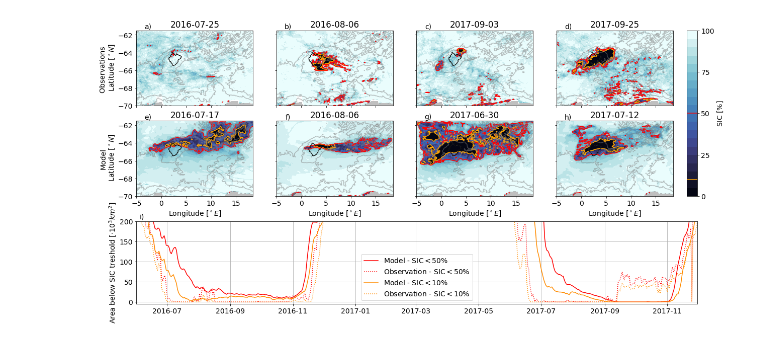
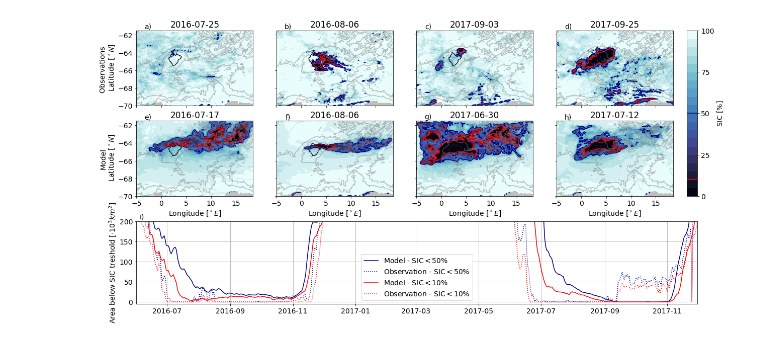
Before and after one commit to bguelk/JAMES_2024_MRP_modelling, a Jupyter notebook: Figures/Figure4.ipynb, the cells around one changed output. Saved outputs shown, nothing was run; the diff lists cells and outputs as text; code cells hidden in the pictures.

```diff
--- a/Figures/Figure4.ipynb
+++ b/Figures/Figure4.ipynb
@@ -101,28 +101,28 @@ c_ax = fig.add_subplot(gs2[0])
 ts_paax = fig.add_subplot(gs3[0])
 
 dso.sic.where((dso.year==2016)&(dso.month==7)&(dso.day==25),drop=True).isel(time=0).plot.contourf(x="lon",y="lat",ax=obs16,cmap=imap,vmin=imin,vmax=imax,levels=ilev,add_colorbar=False)
-dso.sic.where((dso.year==2016)&(dso.month==7)&(dso.day==25),drop=True).isel(time=0).plot.contour(x="lon",y="lat",ax=obs16,levels=[10,50],colors=['orange','r'])
+dso.sic.where((dso.year==2016)&(dso.month==7)&(dso.day==25),drop=True).isel(time=0).plot.contour(x="lon",y="lat",ax=obs16,levels=[10,50],colors=['r','navy'])
 
 (ds16.siconc*100).isel(time_counter=198).plot.contourf(x="nav_lon",y="nav_lat",ax=mod16,cmap=imap,vmin=imin,vmax=imax,levels=ilev,add_colorbar=False)
-(ds16.siconc*100).isel(time_counter=198).plot.contour(x="nav_lon",y="nav_lat",ax=mod16,levels=[10,50],colors=['orange','r'])
+(ds16.siconc*100).isel(time_counter=198).plot.contour(x="nav_lon",y="nav_lat",ax=mod16,levels=[10,50],colors=['r','navy'])
 
 dso.sic.where((dso.year==2016)&(dso.month==8)&(dso.day==6),drop=True).isel(time=0).plot.contourf(x="lon",y="lat",ax=obs162,cmap=imap,vmin=imin,vmax=imax,levels=ilev,add_colorbar=False)
-dso.sic.where((dso.year==2016)&(dso.month==8)&(dso.day==6),drop=True).isel(time=0).plot.contour(x="lon",y="lat",ax=obs162,levels=[10,50],colors=['orange','r'])
+dso.sic.where((dso.year==2016)&(dso.month==8)&(dso.day==6),drop=True).isel(time=0).plot.contour(x="lon",y="lat",ax=obs162,levels=[10,50],colors=['r','navy'])
 
 (ds16.siconc*100).isel(time_counter=218).plot.contourf(x="nav_lon",y="nav_lat",ax=mod162,cmap=imap,vmin=imin,vmax=imax,levels=ilev,add_colorbar=False)
-(ds16.siconc*100).isel(time_counter=218).plot.contour(x="nav_lon",y="nav_lat",ax=mod162,levels=[10,50],colors=['orange','r'])
+(ds16.siconc*100).isel(time_counter=218).plot.contour(x="nav_lon",y="nav_lat",ax=mod162,levels=[10,50],colors=['r','navy'])
 
 dso.sic.where((dso.year==2017)&(dso.month==9)&(dso.day==3),drop=True).isel(time=0).plot.contourf(x="lon",y="lat",ax=obs17,cmap=imap,vmin=imin,vmax=imax,levels=ilev,add_colorbar=False)
-dso.sic.where((dso.year==2017)&(dso.month==9)&(dso.day==3),drop=True).isel(time=0).plot.contour(x="lon",y="lat",ax=obs17,levels=[10,50],colors=['orange','r'])
+dso.sic.where((dso.year==2017)&(dso.month==9)&(dso.day==3),drop=True).isel(time=0).plot.contour(x="lon",y="lat",ax=obs17,levels=[10,50],colors=['r','navy'])
 
 (ds17.siconc*100).isel(time_counter=180).plot.contourf(x="nav_lon",y="nav_lat",ax=mod17,cmap=imap,vmin=imin,vmax=imax,levels=ilev,add_colorbar=False)
-(ds17.siconc*100).isel(time_counter=180).plot.contour(x="nav_lon",y="nav_lat",ax=mod17,levels=[10,50],colors=['orange','r'])
+(ds17.siconc*100).isel(time_counter=180).plot.contour(x="nav_lon",y="nav_lat",ax=mod17,levels=[10,50],colors=['r','navy'])
 
 dso.sic.where((dso.year==2017)&(dso.month==9)&(dso.day==25),drop=True).isel(time=0).plot.contourf(x="lon",y="lat",ax=obs172,cmap=imap,vmin=imin,vmax=imax,levels=ilev,add_colorbar=False)
-dso.sic.where((dso.year==2017)&(dso.month==9)&(dso.day==25),drop=True).isel(time=0).plot.contour(x="lon",y="lat",ax=obs172,levels=[10,50],colors=['orange','r'])
+dso.sic.where((dso.year==2017)&(dso.month==9)&(dso.day==25),drop=True).isel(time=0).plot.contour(x="lon",y="lat",ax=obs172,levels=[10,50],colors=['r','navy'])
 
 cice=(ds17.siconc*100).isel(time_counter=192).plot.contourf(x="nav_lon",y="nav_lat",ax=mod172,cmap=imap,vmin=imin,vmax=imax,levels=ilev,add_colorbar=False)
-ccice=(ds17.siconc*100).isel(time_counter=192).plot.contour(x="nav_lon",y="nav_lat",ax=mod172,levels=[10,50],colors=['orange','r'])
+ccice=(ds17.siconc*100).isel(time_counter=192).plot.contour(x="nav_lon",y="nav_lat",ax=mod172,levels=[10,50],colors=['r','navy'])
 
 cbar=plt.colorbar(cice,cax=c_ax,orientation="vertical",label='SIC [$\%$]',ticks=np.arange(0,125,25))
 cbar.add_lines(ccice)
@@ -201,35 +201,35 @@ mod17.set_yticklabels([])
 mod172.set_yticklabels([])
 
 obs16.set_title('%s' %np.datetime_as_string(dso.time.where((dso.year==2016)&(dso.month==7)&(dso.day==25),drop=True).isel(time=0),unit='D'))
 obs17.set_title('%s' %np.datetime_as_string(dso.time.where((dso.year==2017)&(dso.month==9)&(dso.day==3),drop=True).isel(time=0),unit='D'))
 mod16.set_title('%s' %np.datetime_as_string(ds16.time_counter.isel(time_counter=198),unit='D'))
 mod17.set_title('%s' %np.datetime_as_string(ds17.time_counter.isel(time_counter=180),unit='D'))
 obs162.set_title('%s' %np.datetime_as_string(dso.time.where((dso.year==2016)&(dso.month==8)&(dso.day==6),drop=True).isel(time=0),unit='D'))
 obs172.set_title('%s' %np.datetime_as_string(dso.time.where((dso.year==2017)&(dso.month==9)&(dso.day==25),drop=True).isel(time=0),unit='D'))
 mod162.set_title('%s' %np.datetime_as_string(ds16.time_counter.isel(time_counter=218),unit='D'))
 mod172.set_title('%s' %np.datetime_as_string(ds17.time_counter.isel(time_counter=192),unit='D'))
 
 obs16.text(0.1, 1.05, 'a)', horizontalalignment='center',verticalalignment='center', transform=obs16.transAxes)
 obs162.text(0.1, 1.05, 'b)', horizontalalignment='center',verticalalignment='center', transform=obs162.transAxes)
 obs17.text(0.1, 1.05, 'c)', horizontalalignment='center',verticalalignment='center', transform=obs17.transAxes)
 obs172.text(0.1, 1.05, 'd)', horizontalalignment='center',verticalalignment='center', transform=obs172.transAxes)
 mod16.text(0.1, 1.05, 'e)', horizontalalignment='center',verticalalignment='center', transform=mod16.transAxes)
 mod162.text(0.1, 1.05, 'f)', horizontalalignment='center',verticalalignment='center', transform=mod162.transAxes)
 mod17.text(0.1, 1.05, 'g)', horizontalalignment='center',verticalalignment='center', transform=mod17.transAxes)
 mod172.text(0.1, 1.05, 'h)', horizontalalignment='center',verticalalignment='center', transform=mod172.transAxes)
 
-(dsm_pa.pa_50/10**9).plot(color='r',ax=ts_paax,label='Model - SIC$<50\%$')
-(dso_pa.pa50/10**9).plot(x="time",color='r',linestyle=':',ax=ts_paax,label='Observation - SIC$<50\%$')
-(dsm_pa.pa_10/10**9).plot(color='darkorange',ax=ts_paax,label='Model - SIC$<10\%$')
-(dso_pa.pa10/10**9).plot(x="time",color='darkorange', linestyle=':',ax=ts_paax,label='Observation - SIC$<10\%$')
+(dsm_pa.pa_50/10**9).plot(color='navy',ax=ts_paax,label='Model - SIC$<50\%$')
+(dso_pa.pa50/10**9).plot(x="time",color='navy',linestyle=':',ax=ts_paax,label='Observation - SIC$<50\%$')
+(dsm_pa.pa_10/10**9).plot(color='r',ax=ts_paax,label='Model - SIC$<10\%$')
+(dso_pa.pa10/10**9).plot(x="time",color='r', linestyle=':',ax=ts_paax,label='Observation - SIC$<10\%$')
 ts_paax.set_ylim(-5,200)
 ts_paax.set_xlim(time_array[152],time_array[699])
 ts_paax.set_xlabel('')
 ts_paax.legend()
 ts_paax.grid()
 plt.setp(ts_paax.get_xticklabels(), ha="center", rotation=0)
 ts_paax.set_ylabel('Area below SIC treshold [$\cdot 10^3 km^2$]')
 ts_paax.text(0.01, 1.05, 'i)', horizontalalignment='center',verticalalignment='center', transform=ts_paax.transAxes)
 plt.savefig('./obsSIC_modSIC_4.jpg',dpi=300)
 # %% [output]
-[figure, old version]
+[figure, new version]
```
Also changed, not shown: 1 other file.
